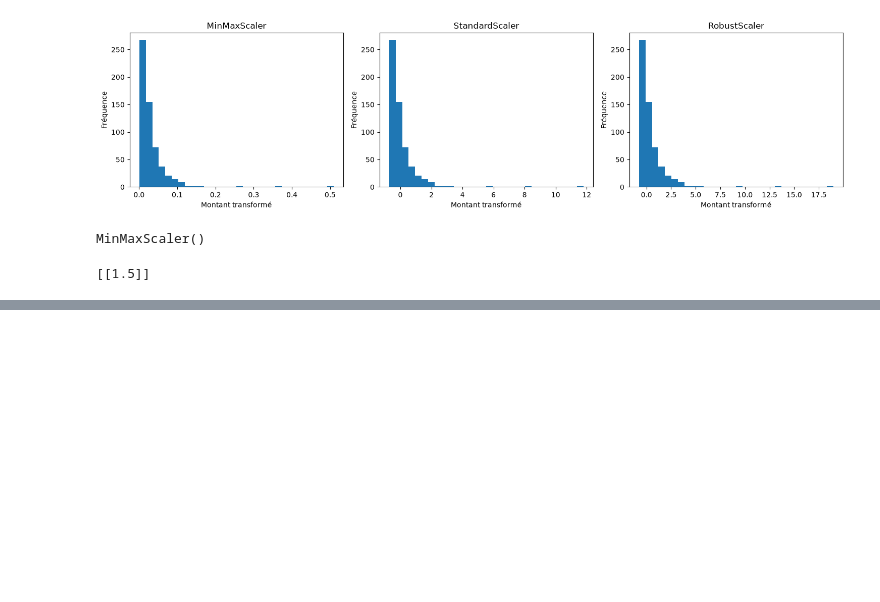
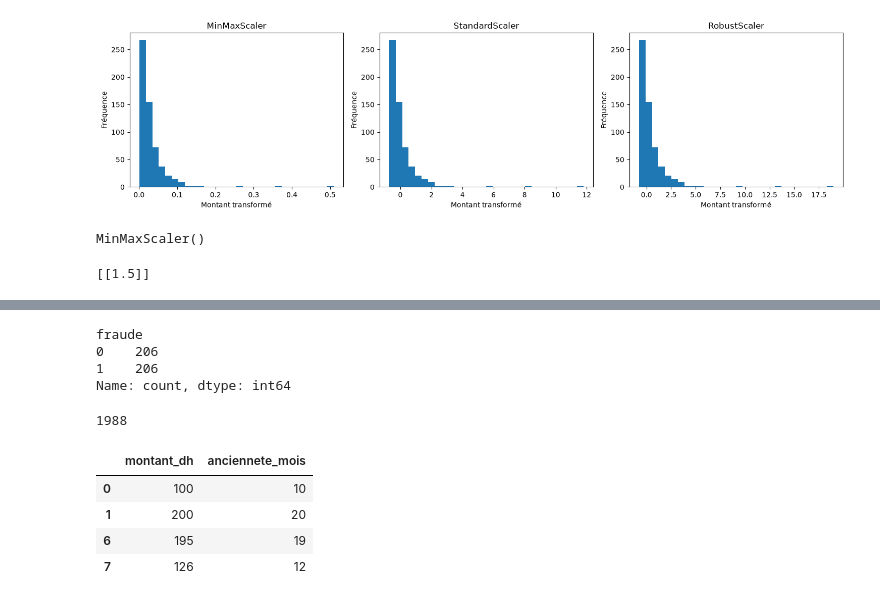
Before and after one commit to fatimadane/TP2-Pretraitement-Avanc--ML, a Jupyter notebook: TP2_Prétraitement_Avancé.ipynb, the cells around one changed output, grey strips where cells are left out. Cells and saved outputs as stored; diff of their text form; code cells hidden in the pictures; blank space fills up the shorter version.

```diff
--- a/TP2_Prétraitement_Avancé.ipynb
+++ b/TP2_Prétraitement_Avancé.ipynb
@@ -571,0 +607,36 @@ print(montant_transformé)
+# %%
+y_ref_under.value_counts()
+# %% [output]
+fraude
+0    206
+1    206
+Name: count, dtype: int64
+# %%
+len(y_ref) - len(y_ref_under)
+# %% [output]
+1988
+# %%
+import pandas as pd
+
+X_exemple = pd.DataFrame({
+    "montant_dh": [100, 200, 300, 400, 500, 600],
+    "anciennete_mois": [10, 20, 30, 40, 50, 60]
+})
+
+y_exemple = [1, 1, 0, 0, 0, 0]
+# %%
+from imblearn.over_sampling import SMOTE
+
+smote = SMOTE(random_state=42, k_neighbors=1)
+
+X_synth, y_synth = smote.fit_resample(X_exemple, y_exemple)
+# %%
+y_synth = pd.Series(y_synth, index=X_synth.index)
+# %%
+X_synth[y_synth == 1]
+# %% [output]
+|  | montant_dh | anciennete_mois |
+| 0 | 100 | 10 |
+| 1 | 200 | 20 |
+| 6 | 195 | 19 |
+| 7 | 126 | 12 |
```
Also changed, not shown: parts of 24 cells of this notebook.
